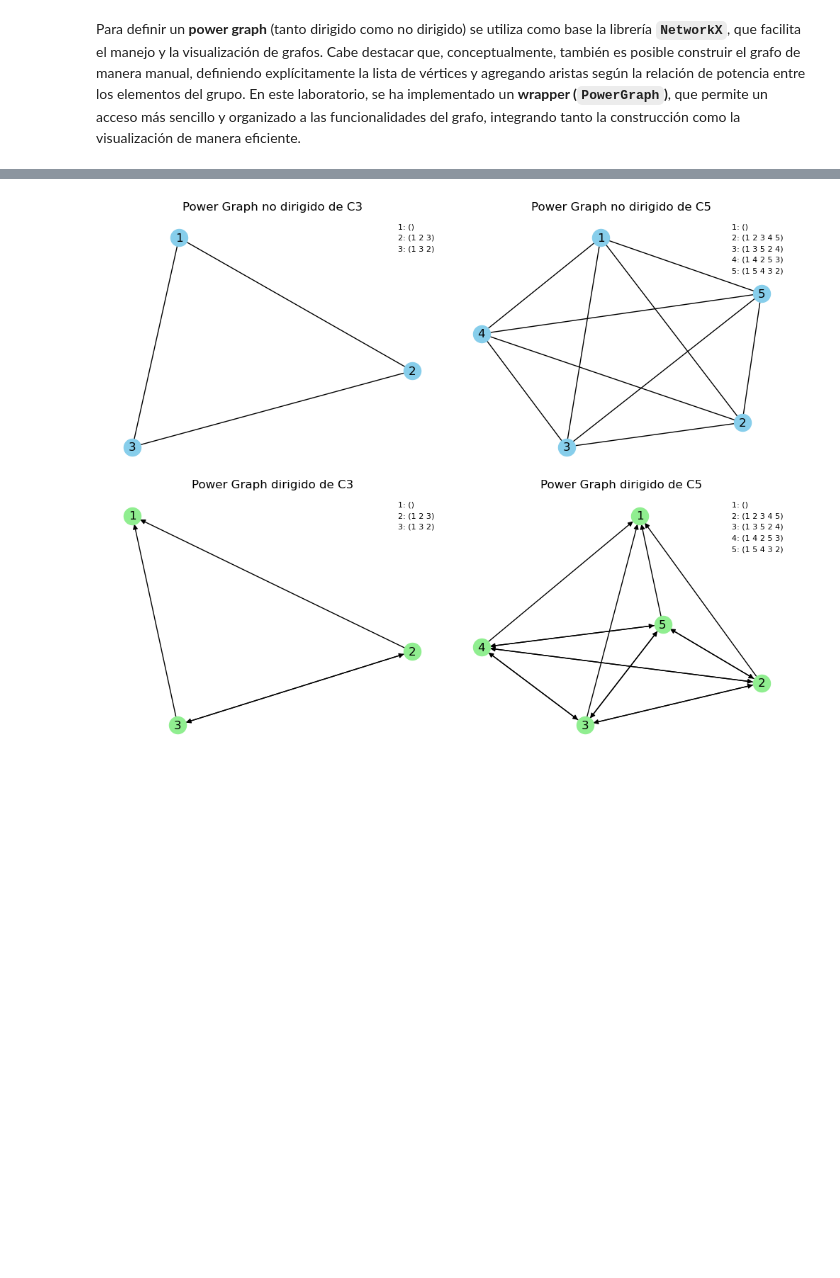
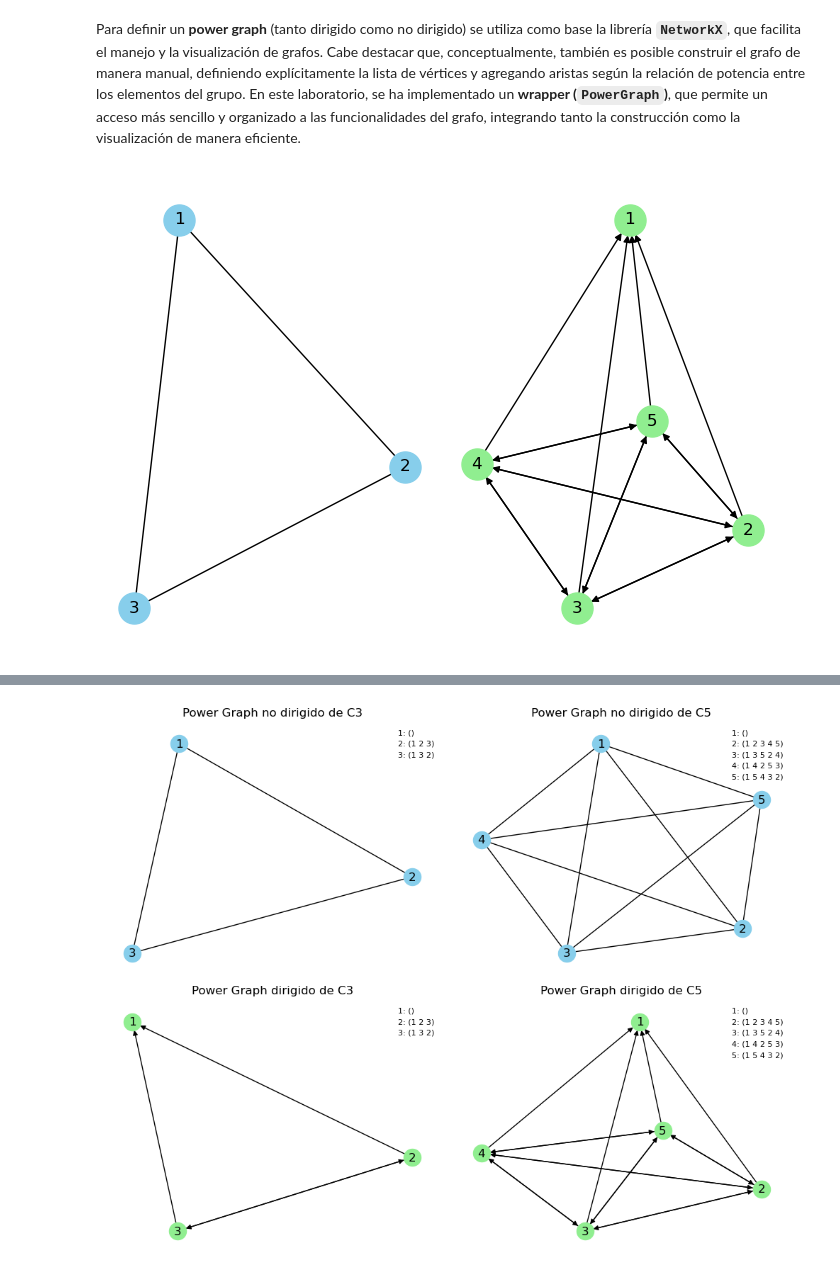
Before and after one commit to cjarango/GroupTheory, a Jupyter notebook: notebook/GroupsLab1.ipynb, the cells around one changed output, grey strips where cells are left out. Saved outputs shown, nothing was run; the diff lists cells and outputs as text; code cells hidden in the pictures; blank space fills up the shorter version.

```diff
--- a/notebook/GroupsLab1.ipynb
+++ b/notebook/GroupsLab1.ipynb
@@ -149,3 +149,28 @@ Existen dos variantes principales de power graphs:
 - **Power graphs dirigidos (directed)**: cada arista se orienta desde el elemento base hacia su potencia, representando explícitamente la dirección de la relación $x \sim y$ (es decir, $y$ es potencia de $x$). Este tipo de grafo proporciona información más detallada sobre la estructura algebraica y la jerarquía de elementos dentro del grupo.
 # %% [markdown]
 Para definir un **power graph** (tanto dirigido como no dirigido) se utiliza como base la librería **`NetworkX`**, que facilita el manejo y la visualización de grafos. Cabe destacar que, conceptualmente, también es posible construir el grafo de manera manual, definiendo explícitamente la lista de vértices y agregando aristas según la relación de potencia entre los elementos del grupo. En este laboratorio, se ha implementado un **wrapper (`PowerGraph`)**, que permite un acceso más sencillo y organizado a las funcionalidades del grafo, integrando tanto la construcción como la visualización de manera eficiente.
+# %%
+G = CyclicGroup(3)
+G2 = CyclicGroup(5)
+G1_no_dir = PowerGraph(G, directed=False)
+G2_dir = PowerGraph(G2, directed=True)
+fig, axes = plt.subplots(1, 2, figsize=(7, 5))
+
+G1_no_dir.draw(
+    ax=axes[0],
+    title="",
+    node_color="skyblue",
+    node_size=500, with_legend = False
+)
+
+G2_dir.draw(
+    ax=axes[1],
+    title="",
+    node_color="lightgreen",
+    node_size=500, with_legend = False
+)
+
+plt.tight_layout()
+plt.show()
+# %% [output]
+[figure, added]
```
Also changed, not shown: parts of 4 cells of this notebook, 5 other files.
